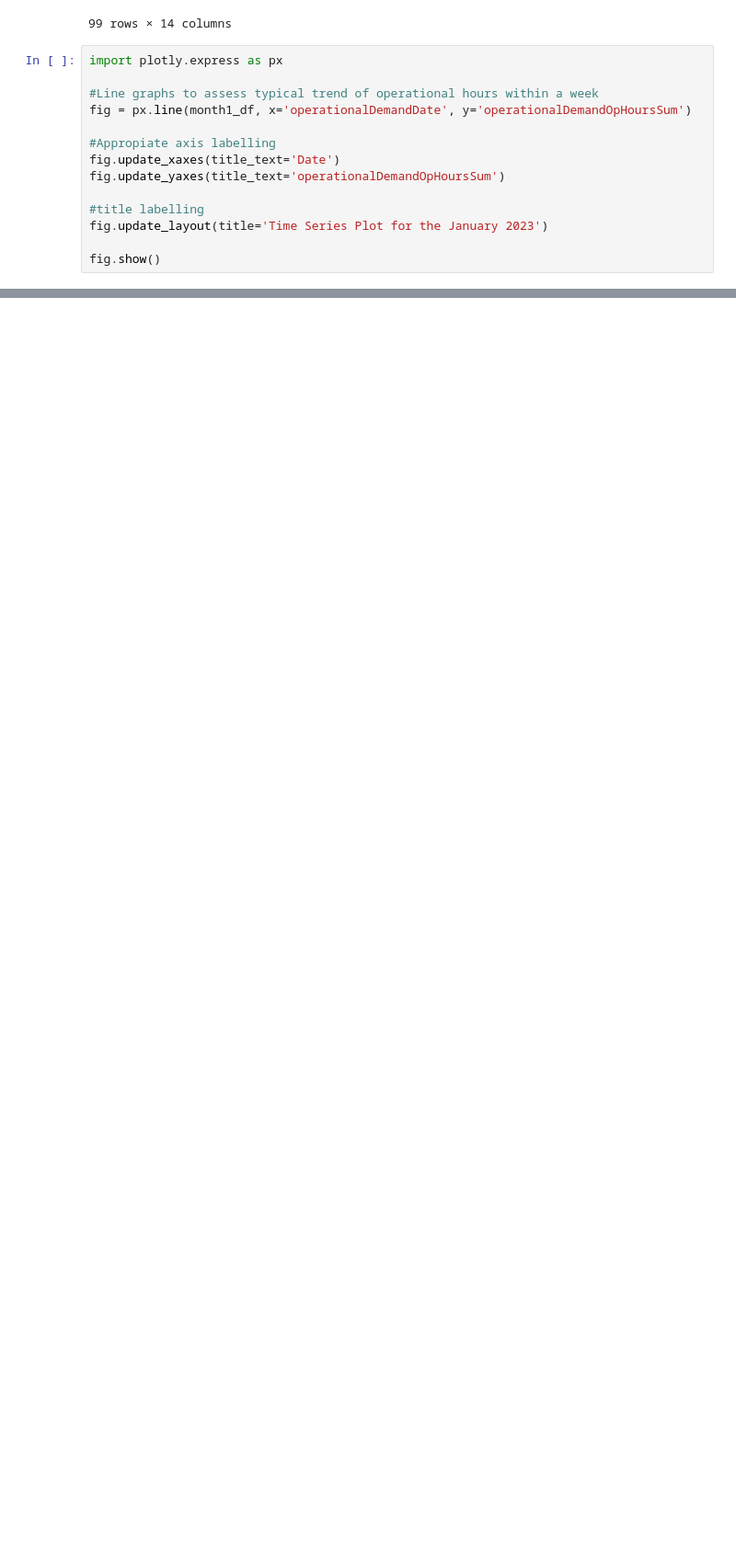
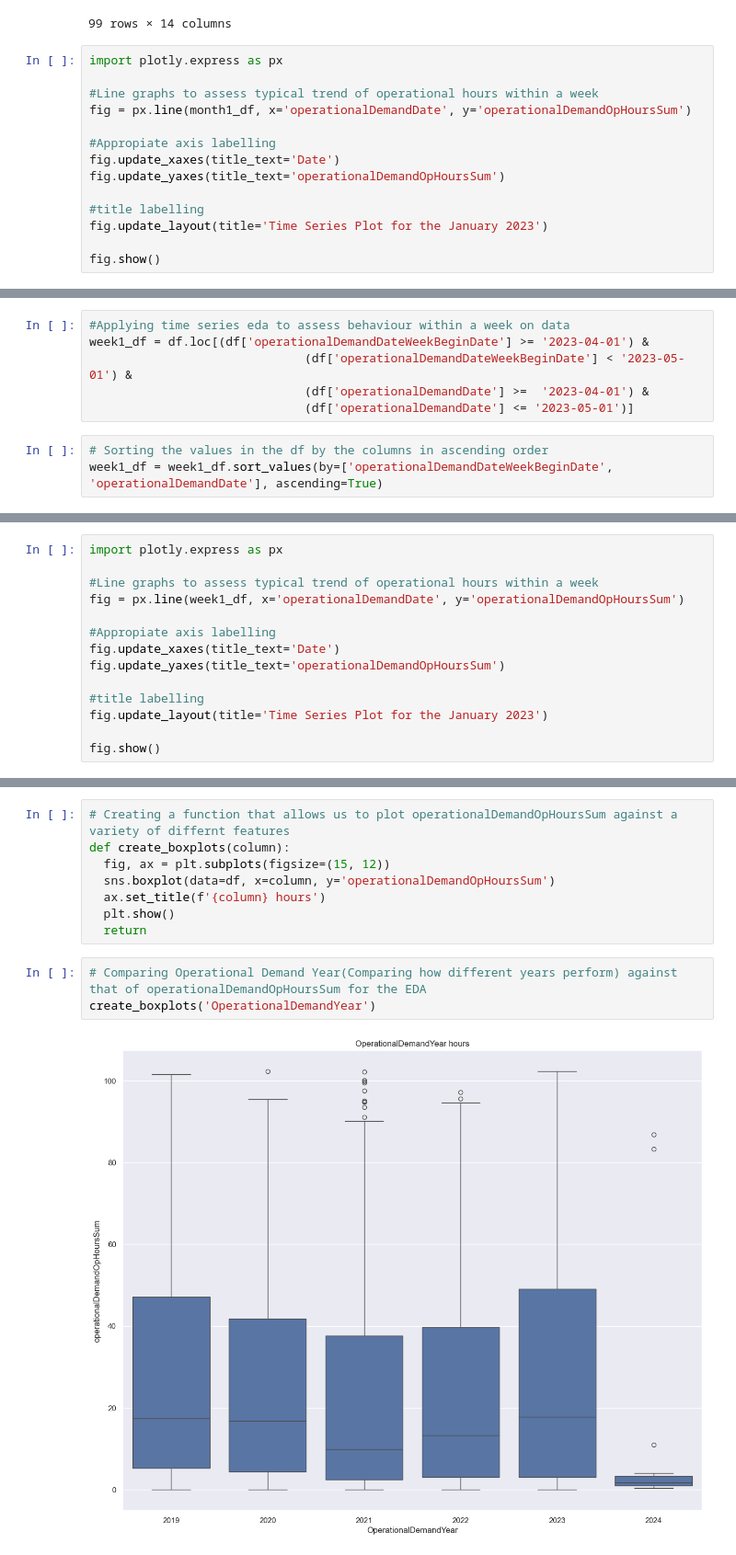
Before and after one commit to kartbart/AI-ML-Portfolio-3, a Jupyter notebook: Software Portfolio 3.ipynb, the cells around one changed output, grey strips where cells are left out. Shown at 92% size. Saved outputs shown, nothing was run; the diff lists cells and outputs as text; blank space fills up the shorter version.

Commit message:
Box Plots and Weekday modelling

```diff
--- a/Software Portfolio 3.ipynb
+++ b/Software Portfolio 3.ipynb
@@ -363,0 +366,9 @@ fig.show()
+# %%
+#Applying time series eda to assess behaviour within a week on data
+week1_df = df.loc[(df['operationalDemandDateWeekBeginDate'] >= '2023-04-01') &
+                              (df['operationalDemandDateWeekBeginDate'] < '2023-05-01') &
+                              (df['operationalDemandDate'] >=  '2023-04-01') &
+                              (df['operationalDemandDate'] <= '2023-05-01')]
+# %%
+# Sorting the values in the df by the columns in ascending order
+week1_df = week1_df.sort_values(by=['operationalDemandDateWeekBeginDate', 'operationalDemandDate'], ascending=True)
@@ -363,0 +391,14 @@ fig.show()
+# %%
+import plotly.express as px
+
+#Line graphs to assess typical trend of operational hours within a week
+fig = px.line(week1_df, x='operationalDemandDate', y='operationalDemandOpHoursSum')
+
+#Appropiate axis labelling
+fig.update_xaxes(title_text='Date')
+fig.update_yaxes(title_text='operationalDemandOpHoursSum')
+
+#title labelling
+fig.update_layout(title='Time Series Plot for the January 2023')
+
+fig.show()
@@ -363,0 +407,13 @@ fig.show()
+# %%
+# Creating a function that allows us to plot operationalDemandOpHoursSum against a variety of differnt features
+def create_boxplots(column):
+  fig, ax = plt.subplots(figsize=(15, 12))
+  sns.boxplot(data=df, x=column, y='operationalDemandOpHoursSum')
+  ax.set_title(f'{column} hours')
+  plt.show()
+  return
+# %%
+# Comparing Operational Demand Year(Comparing how different years perform) against that of operationalDemandOpHoursSum for the EDA
+create_boxplots('OperationalDemandYear')
+# %% [output]
+[figure, added]
```
Also changed, not shown: parts of 14 cells of this notebook.
